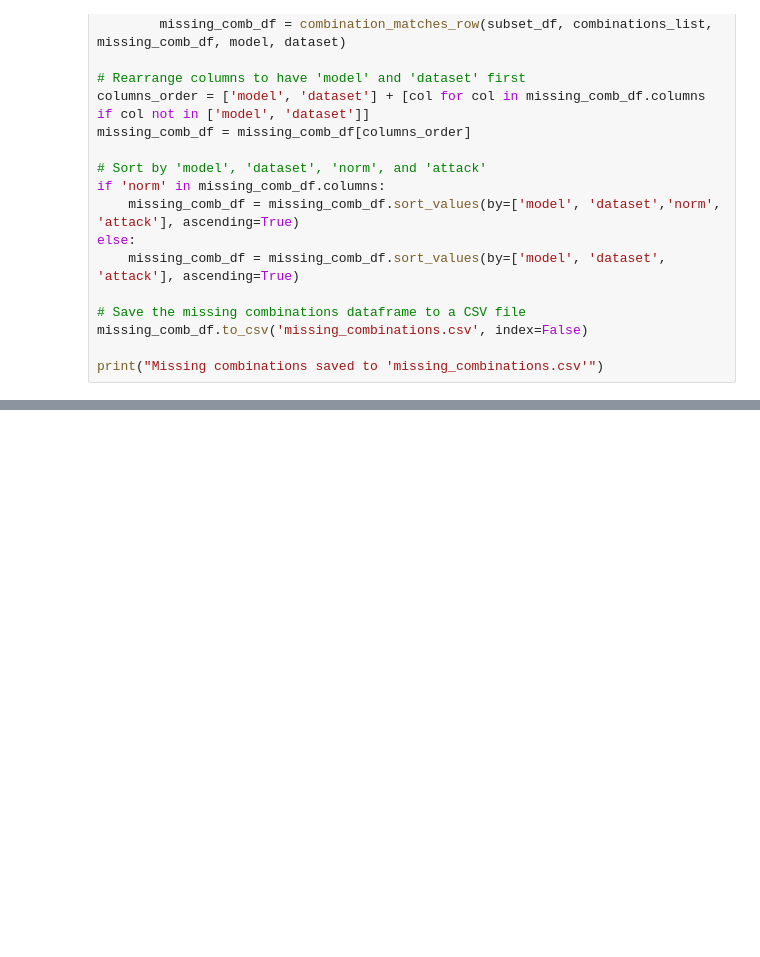
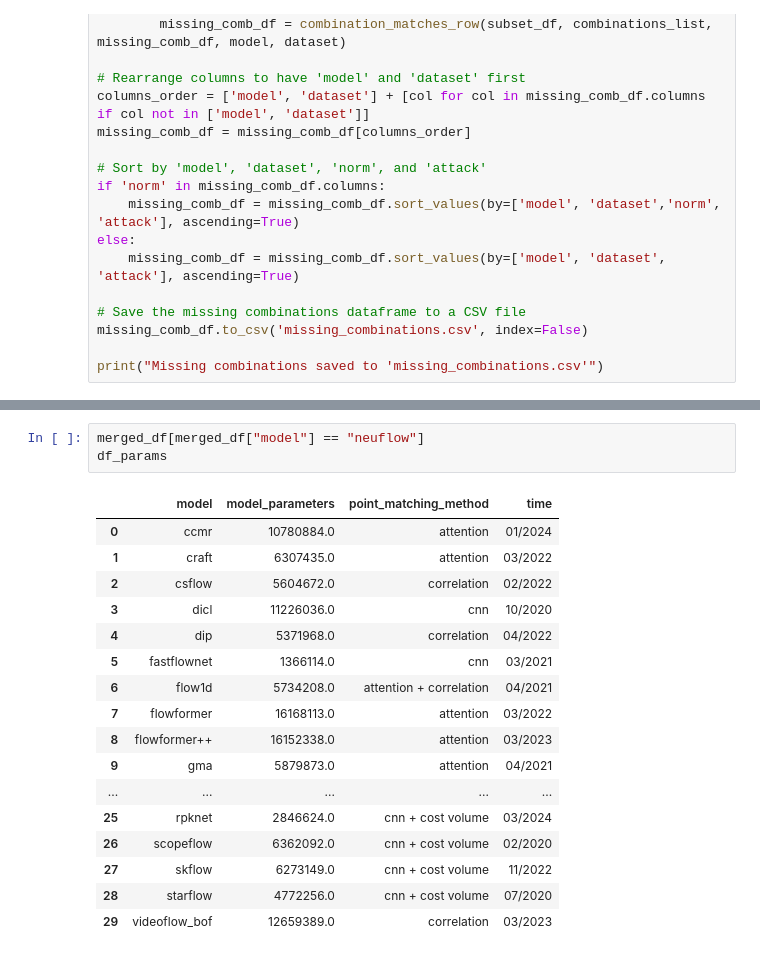
Before and after one commit to shashankskagnihotri/benchmarking_robustness, a Jupyter notebook: optical_flow_estimation/outputs/single_df.ipynb, the cells around one changed output, grey strips where cells are left out. Saved outputs shown, nothing was run; the diff lists cells and outputs as text; blank space fills up the shorter version.

Commit message:
feat: model parameters + pcfa results for splatflow and neuflow

```diff
--- a/optical_flow_estimation/outputs/single_df.ipynb
+++ b/optical_flow_estimation/outputs/single_df.ipynb
@@ -767,0 +801,21 @@ print("Relevant combinations saved to 'existing_relevant_combinations.csv'")
+# %%
+merged_df[merged_df["model"] == "neuflow"]
+df_params
+# %% [output]
+|  | model | model_parameters | point_matching_method | time |
+| 0 | ccmr | 10780884.0 | attention | 01/2024 |
+| 1 | craft | 6307435.0 | attention | 03/2022 |
+| 2 | csflow | 5604672.0 | correlation | 02/2022 |
+| 3 | dicl | 11226036.0 | cnn | 10/2020 |
+| 4 | dip | 5371968.0 | correlation | 04/2022 |
+| 5 | fastflownet | 1366114.0 | cnn | 03/2021 |
+| 6 | flow1d | 5734208.0 | attention + correlation | 04/2021 |
+| 7 | flowformer | 16168113.0 | attention | 03/2022 |
+| 8 | flowformer++ | 16152338.0 | attention | 03/2023 |
+| 9 | gma | 5879873.0 | attention | 04/2021 |
+| ... | ... | ... | ... | ... |
+| 25 | rpknet | 2846624.0 | cnn + cost volume | 03/2024 |
+| 26 | scopeflow | 6362092.0 | cnn + cost volume | 02/2020 |
+| 27 | skflow | 6273149.0 | cnn + cost volume | 11/2022 |
+| 28 | starflow | 4772256.0 | cnn + cost volume | 07/2020 |
+| 29 | videoflow_bof | 12659389.0 | correlation | 03/2023 |
```
Also changed, not shown: parts of 2 cells of this notebook, 12 other files.
